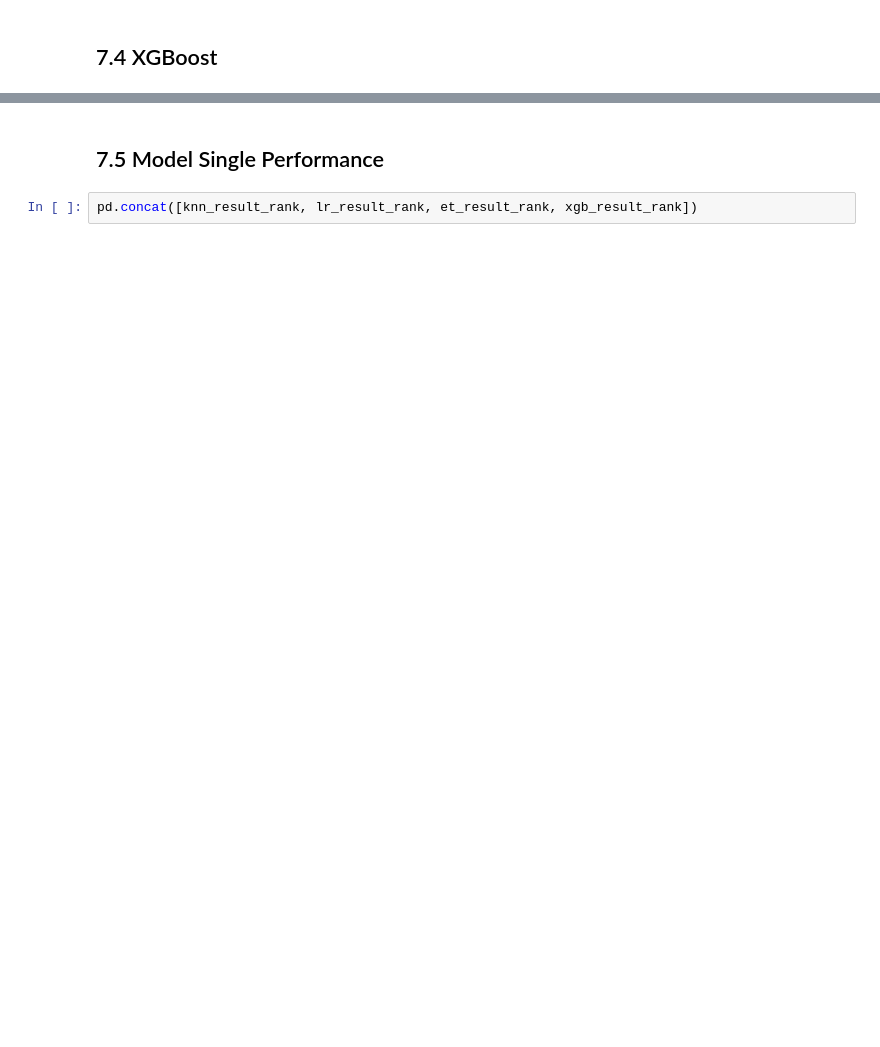
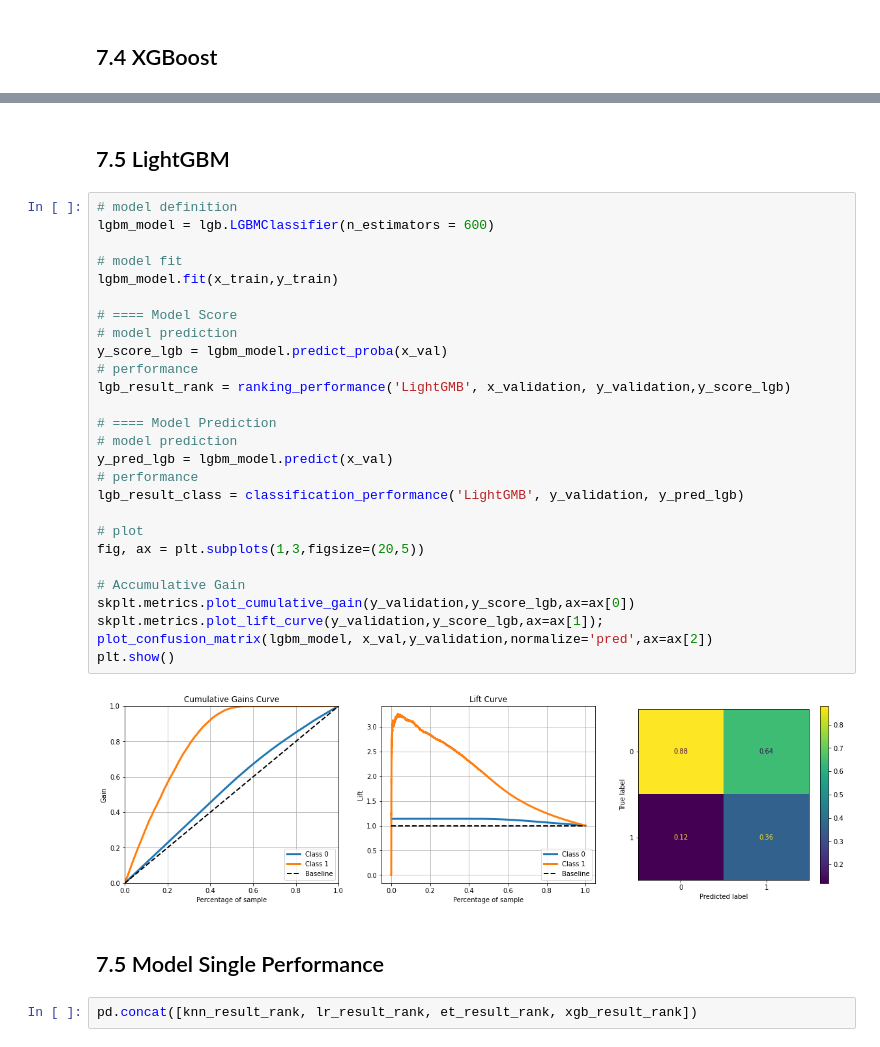
Before and after one commit to ArthurMesquita96/Insurance-Cross-Sell, a Jupyter notebook: insurance_cross_sell_notebook.ipynb, the cells around one changed output, grey strips where cells are left out. Cells and saved outputs as stored; diff of their text form; blank space fills up the shorter version.

```diff
--- a/insurance_cross_sell_notebook.ipynb
+++ b/insurance_cross_sell_notebook.ipynb
@@ -1054,3 +1054,34 @@ plt.show()
+# %% [markdown]
+## 7.5 LightGBM
+# %%
+# model definition
+lgbm_model = lgb.LGBMClassifier(n_estimators = 600)
+
+# model fit
+lgbm_model.fit(x_train,y_train)
+
+# ==== Model Score
+# model prediction
+y_score_lgb = lgbm_model.predict_proba(x_val)
+# performance
+lgb_result_rank = ranking_performance('LightGMB', x_validation, y_validation,y_score_lgb)
+
+# ==== Model Prediction
+# model prediction
+y_pred_lgb = lgbm_model.predict(x_val)
+# performance
+lgb_result_class = classification_performance('LightGMB', y_validation, y_pred_lgb)
+
+# plot
+fig, ax = plt.subplots(1,3,figsize=(20,5))
+
+# Accumulative Gain
+skplt.metrics.plot_cumulative_gain(y_validation,y_score_lgb,ax=ax[0])
+skplt.metrics.plot_lift_curve(y_validation,y_score_lgb,ax=ax[1]);
+plot_confusion_matrix(lgbm_model, x_val,y_validation,normalize='pred',ax=ax[2])
+plt.show()
+# %% [output]
+[figure, added]
 # %% [markdown]
 ## 7.5 Model Single Performance
 # %%
```
Also changed, not shown: parts of 35 cells of this notebook, 6 other files.
